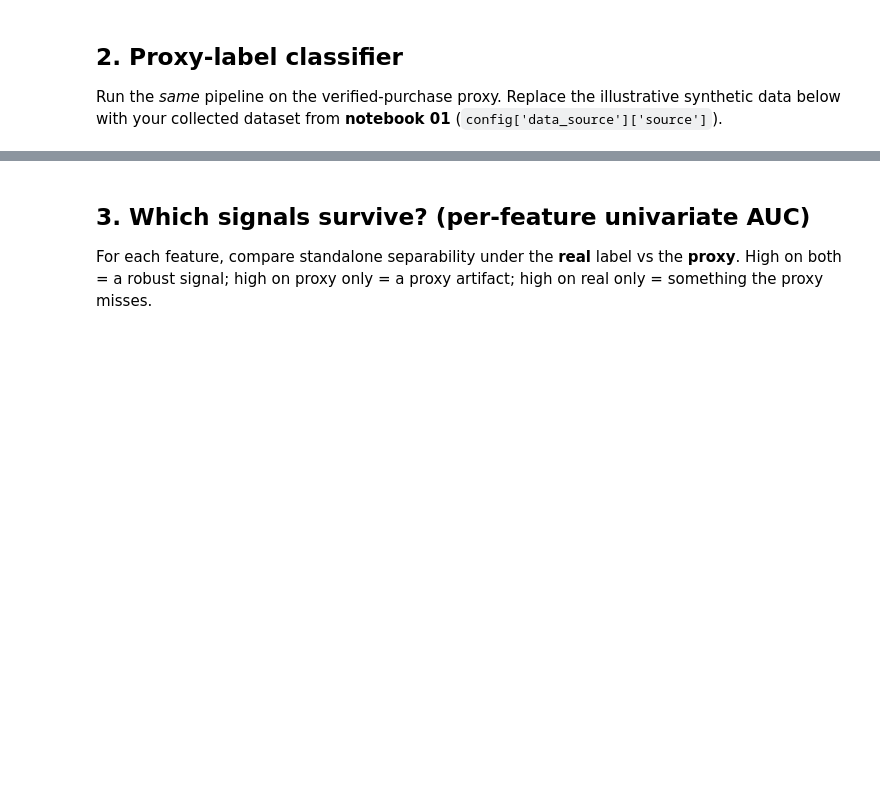
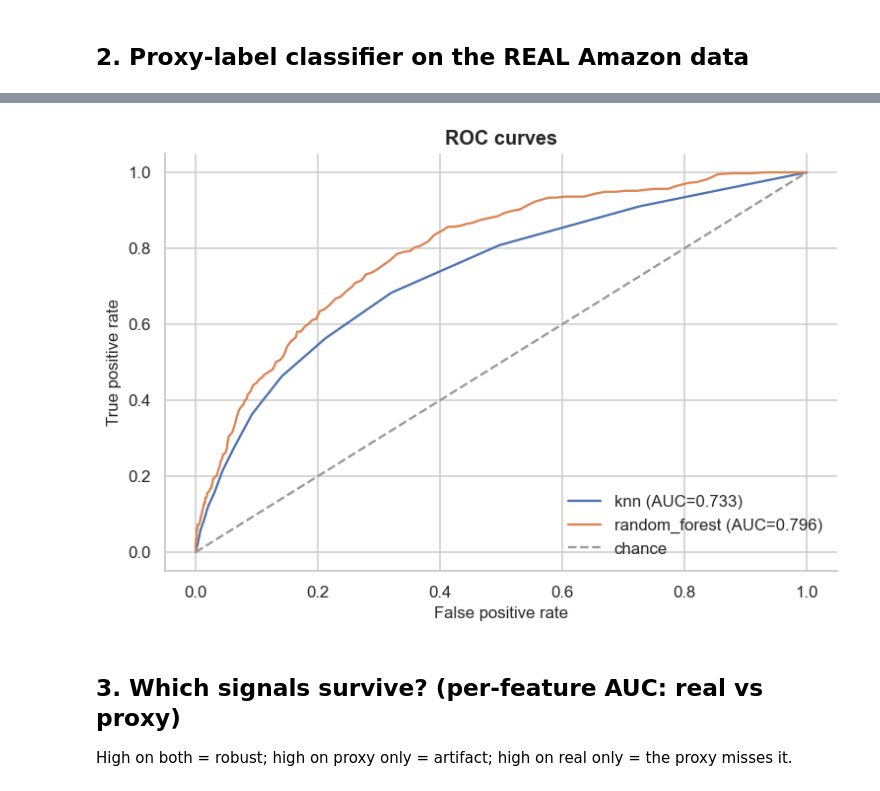
Before and after one commit to JamesChenCode/review-deception-nlp, a Jupyter notebook: notebooks/07_groundtruth_validation.ipynb, the cells around one changed output, grey strips where cells are left out. Cells and saved outputs as stored; diff of their text form; code cells hidden in the pictures; blank space fills up the shorter version.

```diff
--- a/notebooks/07_groundtruth_validation.ipynb
+++ b/notebooks/07_groundtruth_validation.ipynb
@@ -35,6 +46,6 @@ viz.plot_feature_importances(real['results']['random_forest']['importances']); p
 # %%
-for strat in ['primary', 'primary_or_deleted', 'labeled']:
+for strat in ["primary", "primary_or_deleted", "labeled"]:
     g = clean.clean_reviews(gtl.load_groundtruth(config, strategy=strat, sample_rows=8000))
-    res = models.run_classification(g, config, label_col='is_fake')
-    aucs = {k: round(v['roc_auc'], 3) for k, v in res['results'].items()}
-    print(f'{strat:18s} fake_rate={g["is_fake"].mean():.3f}  {aucs}')
+    r = models.run_classification(g, cfg, label_col="is_fake")
+    aucs = {k: round(v["roc_auc"], 3) for k, v in r["results"].items()}
+    print(strat, "fake_rate", round(g["is_fake"].mean(), 3), aucs)
@@ -41,18 +71,11 @@ for strat in ['primary', 'primary_or_deleted', 'labeled']:
-# %% [markdown]
-## 2. Proxy-label classifier
-Run the *same* pipeline on the verified-purchase proxy. Replace the illustrative synthetic data below with your collected dataset from **notebook 01** (`config['data_source']['source']`).
-# %%
-import tempfile, pandas as pd
-from src import fallback_loader
-
-# --- Illustrative proxy data; swap in your real collected table from notebook 01. ---
-tmp = tempfile.mkdtemp()
-fallback_loader.make_synthetic_sample(tmp, categories=('Electronics', 'Books'),
-                                      n_products=12, reviews_per_product=12)
-rows = []
-for c in ('Electronics', 'Books'):
-    rows += fallback_loader.load_category(config, c, raw_dir=tmp)
-proxy = clean.clean_reviews(pd.DataFrame(rows))
-proxy_res = models.run_classification(proxy, config)  # label=verified_purchase proxy
-print({k: round(v['roc_auc'], 3) for k, v in proxy_res['results'].items()})
-viz.plot_roc_curves(proxy_res['results']); plt.show()
+# %% [markdown]
+## 2. Proxy-label classifier on the REAL Amazon data
+# %%
+from src import fallback_loader as fl
+raw = ROOT / "data" / "raw"
+cats = sorted({p.name[:-9] for p in raw.glob("*.jsonl.gz") if not p.name.startswith("meta_")})
+proxy_df = clean.clean_reviews(pd.concat([pd.DataFrame(fl.load_category(config, c, raw_dir=str(raw))) for c in cats], ignore_index=True))
+proxy = models.run_classification(proxy_df, cfg)
+print({k: round(v["roc_auc"], 3) for k, v in proxy["results"].items()})
+ax = viz.plot_roc_curves(proxy["results"]); viz.savefig(ax, str(FIG/"07_proxy_roc.png")); plt.show()
+# %% [output]
@@ -59,4 +88,5 @@ viz.plot_roc_curves(proxy_res['results']); plt.show()
+[figure, added]
 # %% [markdown]
-## 3. Which signals survive? (per-feature univariate AUC)
-For each feature, compare standalone separability under the **real** label vs the **proxy**. High on both = a robust signal; high on proxy only = a proxy artifact; high on real only = something the proxy misses.
+## 3. Which signals survive? (per-feature AUC: real vs proxy)
+High on both = robust; high on proxy only = artifact; high on real only = the proxy misses it.
 # %%
```
Also changed, not shown: parts of 12 cells of this notebook, 20 other files.
